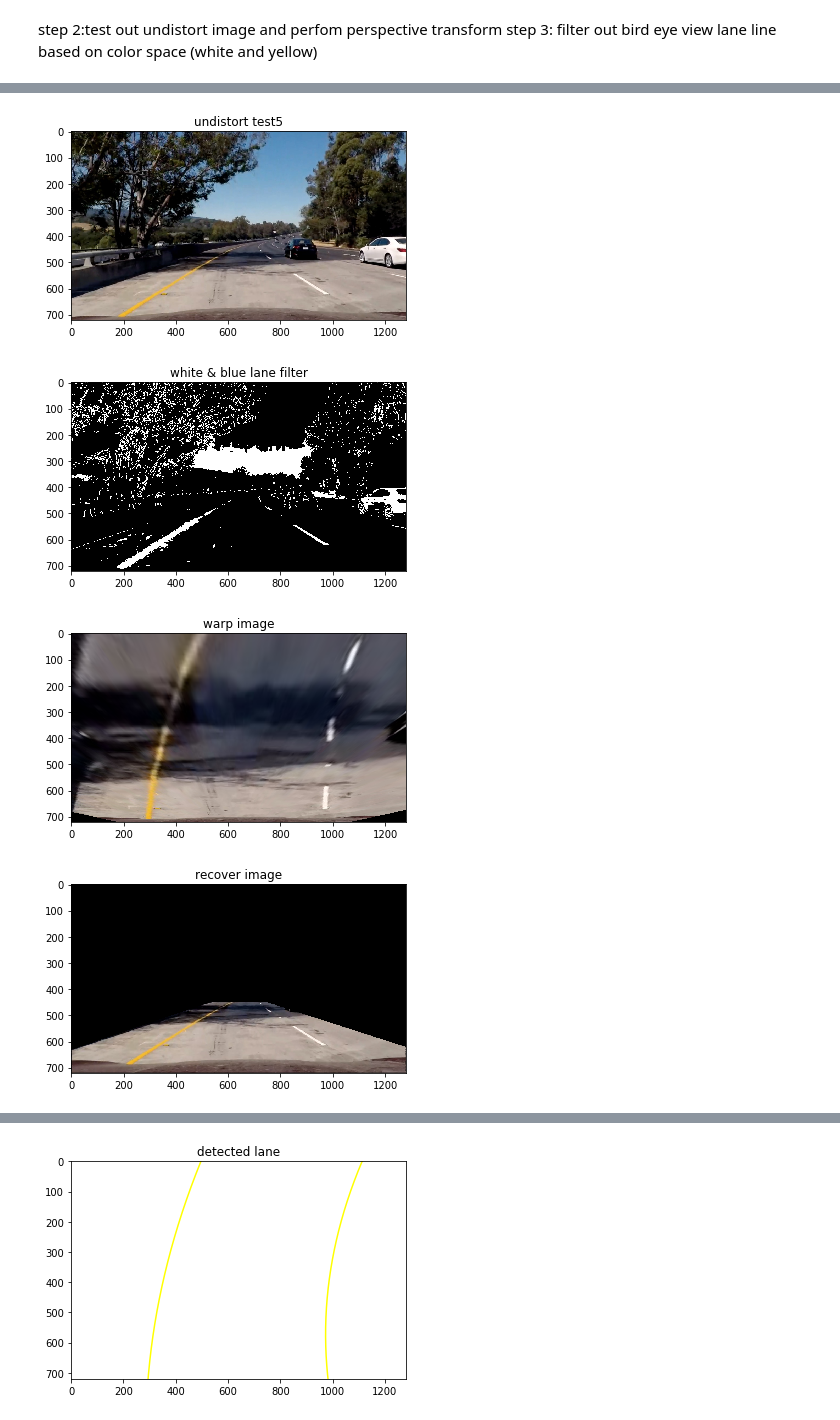
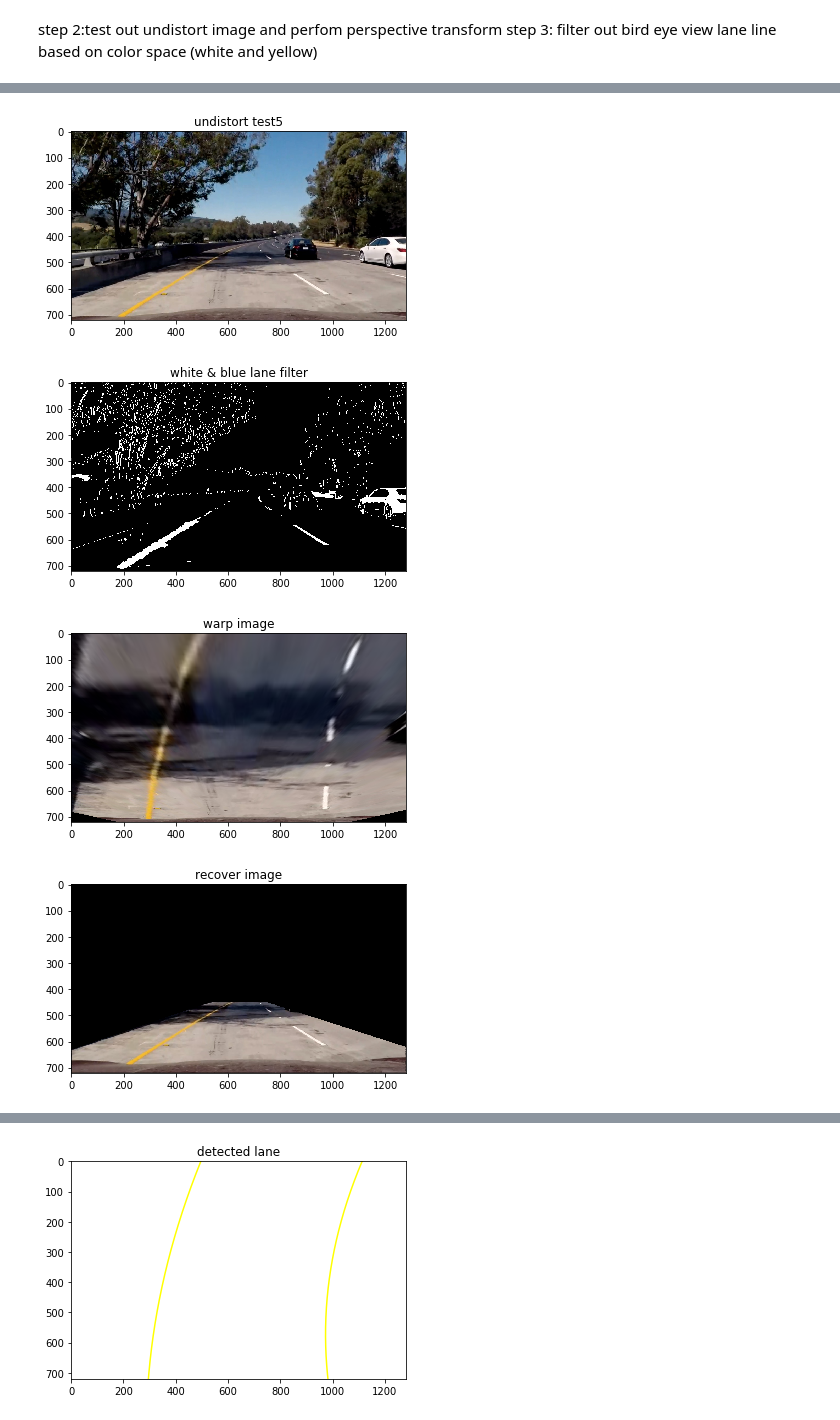
Before and after one commit to chenqin/CarND-Advanced-Lane-Lines, a Jupyter notebook: advanced_lane_lines.ipynb, the cells around one changed output, grey strips where cells are left out. Saved outputs shown, nothing was run; the diff lists cells and outputs as text; code cells hidden in the pictures.

```diff
--- a/advanced_lane_lines.ipynb
+++ b/advanced_lane_lines.ipynb
@@ -178,27 +179,17 @@ def thresh(img, thresh_min, thresh_max):
 
 #filter out color space to split white and yellow lane
 def filter_lane_color(img):
-    hsv = cv2.cvtColor(img, cv2.COLOR_RGB2HSV)
-    white_low = np.array([18,0,180])
-    white_high = np.array([255,80,255])
+
+    kernel = np.ones((5, 5), np.uint8)
+    img = cv2.morphologyEx(img.astype(np.uint8), cv2.MORPH_CLOSE, kernel)
 
     binary = np.zeros((img.shape[0], img.shape[1]))
-
-    #fill in white
-    binary[(hsv[:,:,0] > white_low[0]) & (hsv[:,:,1] > white_low[1]) & (hsv[:,:,2] > white_low[2])
-                 & (hsv[:,:,0] < white_high[0]) & (hsv[:,:,1] < white_high[1]) & (hsv[:,:,2] < white_high[2])] = 1
-    yellow_low = np.array([0,100,100])
-    yellow_high = np.array([50,255,255])
-
-    #fill in yellow
-    binary[(hsv[:,:,0] > yellow_low[0]) & (hsv[:,:,1] > yellow_low[1]) & (hsv[:,:,2] > yellow_low[2])
-                 & (hsv[:,:,0] < yellow_high[0]) & (hsv[:,:,1] < yellow_high[1]) & (hsv[:,:,2] < yellow_high[2])] = 1
 
     #add sobelx filter against shade and light
     gray = cv2.cvtColor(img, cv2.COLOR_RGB2GRAY)
     abs_sobelx = np.absolute(cv2.Sobel(gray, cv2.CV_64F, 1, 0, ksize=3))
     scaled_sobel = np.uint8(255*abs_sobelx/np.max(abs_sobelx))
-    binary[(scaled_sobel >= 30) & (scaled_sobel <= 100)] = 1
+    binary[scaled_sobel >= 30] = 1
 
     hsv = cv2.cvtColor(img, cv2.COLOR_RGB2HSV)
     H = hsv[:,:,0]
@@ -240,33 +231,33 @@ recover = cv2.warpPerspective(warped, M_prime, img_size, flags=cv2.INTER_LINEAR)
 
 plt.title("warp image")
 plt.imshow(warped)
 plt.show()
 cv2.imwrite("output_images/warped-test5.jpg", cv2.cvtColor(warped,cv2.COLOR_BGR2RGB))
 
 plt.title("recover image")
 plt.imshow(recover)
 plt.show()
 cv2.imwrite("output_images/recover-test5.jpg", cv2.cvtColor(recover,cv2.COLOR_BGR2RGB))
 
 
 def get_bird_eye_binary_wrap(img, M=M, M_prime=M_prime, mtx=mtx, dist=dist):
     binary = filter_lane_color(img)
     img_size = (binary.shape[1], binary.shape[0])
     binary_warped = cv2.warpPerspective(binary, M, img_size, flags=cv2.INTER_LINEAR)
     return binary_warped
 
 binary_warped = get_bird_eye_binary_wrap(imgRGB)
 
 binary_recover = cv2.warpPerspective(binary_warped, M_prime, img_size, flags=cv2.INTER_LINEAR)
 plt.title("bird view of binary lane")
 plt.imshow(binary_warped,cmap ='gray')
 
 plt.show()
 plt.title("recovered binary lane")
 plt.imshow(binary_recover,cmap ='gray')
 plt.show()
 # %% [output]
 [figure]
-[figure, old version]
+[figure, new version]
 [figure]
 [figure]
```
Also changed, not shown: parts of 9 cells of this notebook, 4 other files.
